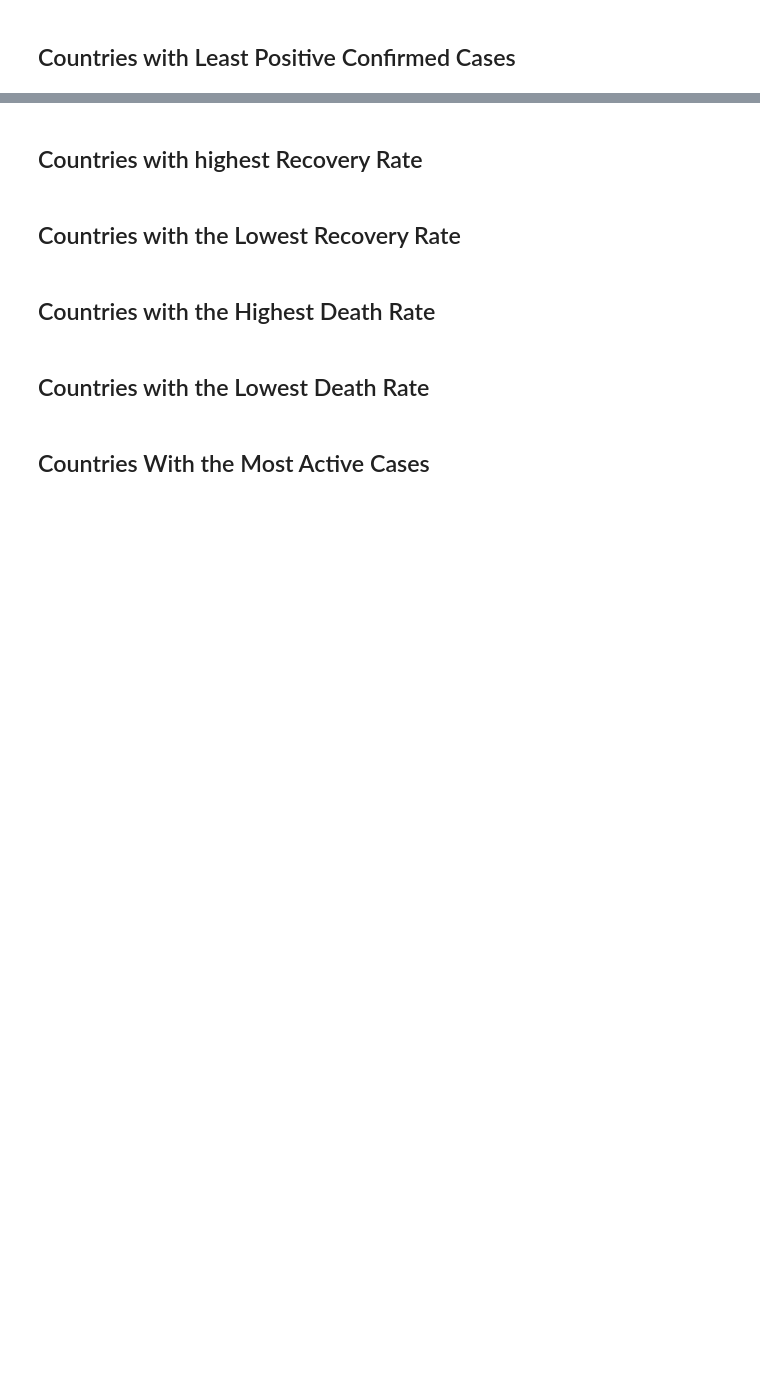
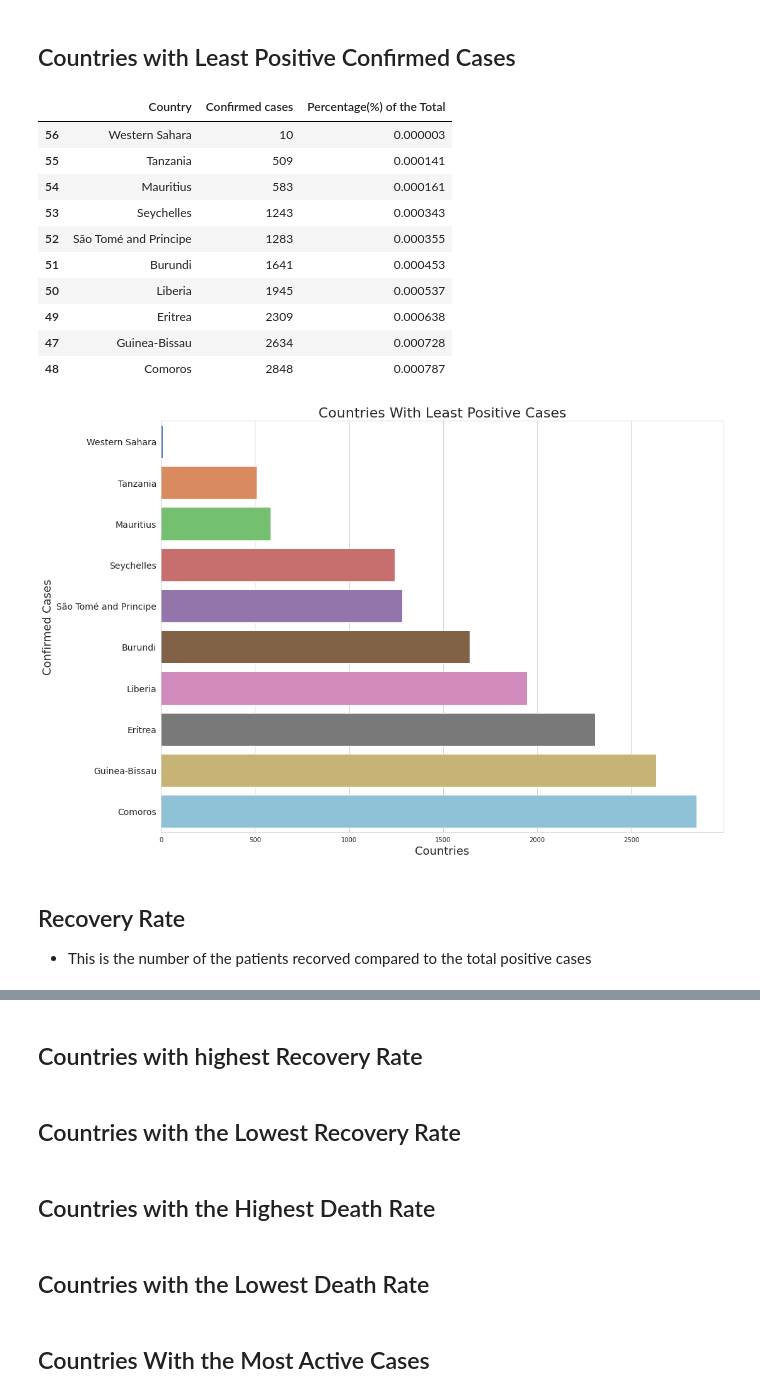
Before and after one commit to antonygatua/Web_Data, a Jupyter notebook: wikipedia_covid/analysis.ipynb, the cells around one changed output, grey strips where cells are left out. Drawn from its saved outputs; the diff is of its cells as text; code cells hidden in the pictures; blank space fills up the shorter version.

```diff
--- a/wikipedia_covid/analysis.ipynb
+++ b/wikipedia_covid/analysis.ipynb
@@ -132,2 +153,21 @@ Text(0, 0.5, 'Confirmed Cases')
 # %% [markdown]
 ## Countries with Least Positive Confirmed Cases
+# %%
+postive(df, "Confirmed cases", True)
+# %% [output]
+|  | Country | Confirmed cases | Percentage(%) of the Total |
+| 56 | Western Sahara | 10 | 0.000003 |
+| 55 | Tanzania | 509 | 0.000141 |
+| 54 | Mauritius | 583 | 0.000161 |
+| 53 | Seychelles | 1243 | 0.000343 |
+| 52 | São Tomé and Principe | 1283 | 0.000355 |
+| 51 | Burundi | 1641 | 0.000453 |
+| 50 | Liberia | 1945 | 0.000537 |
+| 49 | Eritrea | 2309 | 0.000638 |
+| 47 | Guinea-Bissau | 2634 | 0.000728 |
+| 48 | Comoros | 2848 | 0.000787 |
+[figure, added]
+# %% [markdown]
+## Recovery Rate
+
+* This is the number of the patients recorved compared to the total positive cases
```
Also changed, not shown: parts of 10 cells of this notebook.
